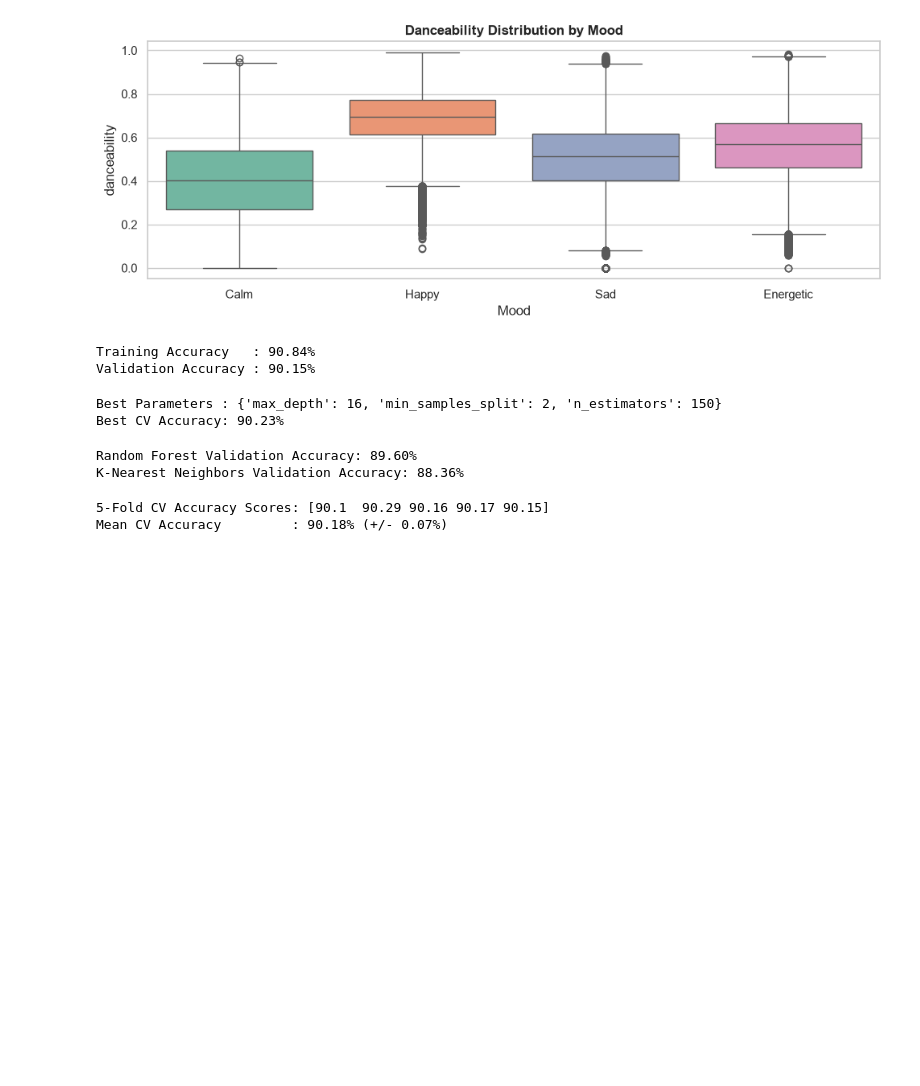
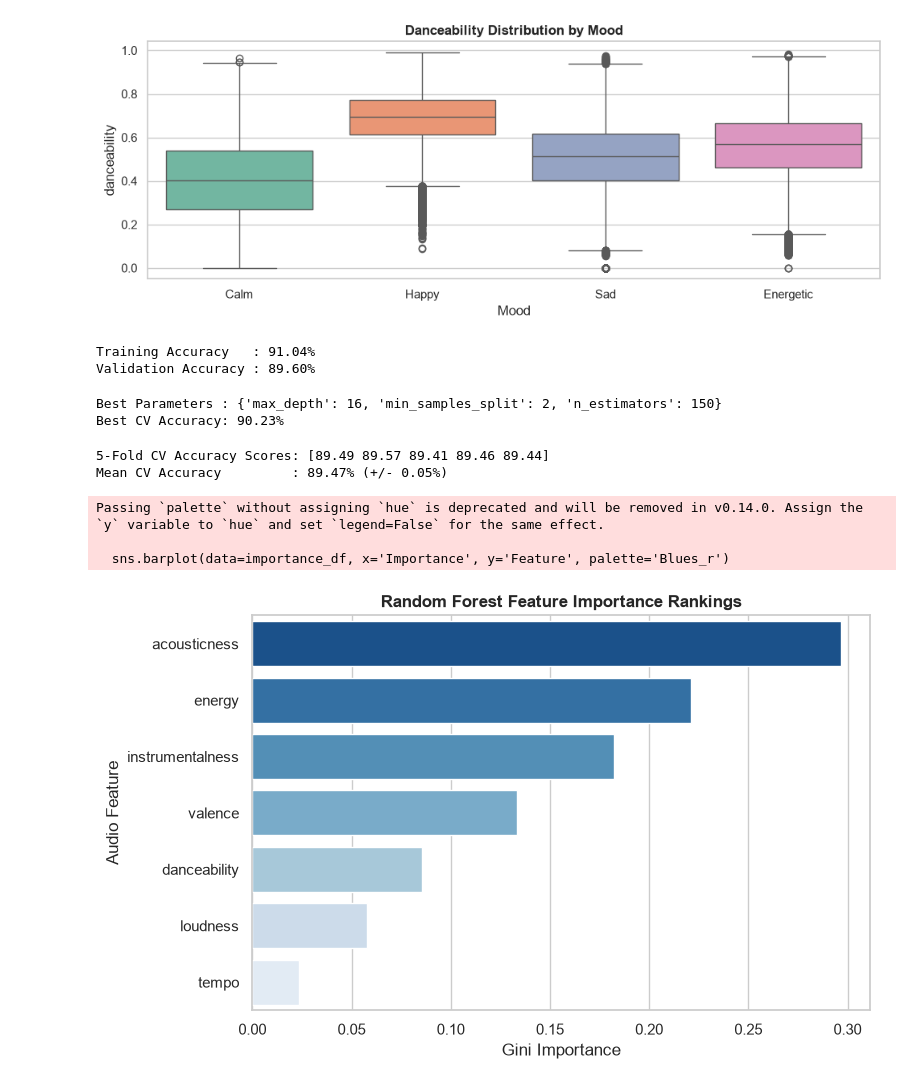
Before and after one commit to ameeri-14/AI-Music-Recommendation, a Jupyter notebook: AI_Music_Project.ipynb, the cells around one changed output. Cells and saved outputs as stored; diff of their text form; code cells hidden in the pictures; blank space fills up the shorter version.

```diff
--- a/AI_Music_Project.ipynb
+++ b/AI_Music_Project.ipynb
@@ -350,24 +351,27 @@ Passing `palette` without assigning `hue` is deprecated and will be removed in v
   sns.boxplot(data=source_df, x='Mood', y='danceability', palette='Set2')
 [figure]
 # %%
-#Train Primary Model & Check Accuracies
-# 1. Fit Model
-model = HistGradientBoostingClassifier(random_state=42)
-model.fit(X_train_scaled, y_train)
+# Task 1 - Primary Random Forest Training
+from sklearn.ensemble import RandomForestClassifier
+from sklearn.metrics import accuracy_score
 
-# 2. Predict on Train & Validation sets
-y_train_pred = model.predict(X_train_scaled)
-y_val_pred = model.predict(X_test_scaled)
+# 1. Initialize and fit Random Forest classifier
+rf_model = RandomForestClassifier(n_estimators=100, max_depth=12, random_state=42, n_jobs=-1)
+rf_model.fit(X_train_scaled, y_train)
 
-# 3. Compute Accuracies
+# 2. Predict on Training and Validation sets
+y_train_pred = rf_model.predict(X_train_scaled)
+y_val_pred = rf_model.predict(X_test_scaled)
+
+# 3. Calculate Accuracies
 train_acc = accuracy_score(y_train, y_train_pred)
 val_acc = accuracy_score(y_test, y_val_pred)
 
 print(f"Training Accuracy   : {train_acc * 100:.2f}%")
 print(f"Validation Accuracy : {val_acc * 100:.2f}%")
 # %% [output]
-Training Accuracy   : 90.84%
-Validation Accuracy : 90.15%
+Training Accuracy   : 91.04%
+Validation Accuracy : 89.60%
 # %%
 # Task 2 - Random Forest Hyperparameter Tuning
 from sklearn.ensemble import RandomForestClassifier
@@ -393,30 +397,38 @@ print(f"Best CV Accuracy: {grid_search.best_score_ * 100:.2f}%")
 # %% [output]
 Best Parameters : {'max_depth': 16, 'min_samples_split': 2, 'n_estimators': 150}
 Best CV Accuracy: 90.23%
-# %%
-#Compare Multiple Algorithms
-models = {
-    "Random Forest": RandomForestClassifier(n_estimators=100, max_depth=12, random_state=42),
-    "K-Nearest Neighbors": KNeighborsClassifier(n_neighbors=5)
-}
-
-for name, clf in models.items():
-    clf.fit(X_train_scaled, y_train)
-    val_pred = clf.predict(X_test_scaled)
-    acc = accuracy_score(y_test, val_pred)
-    print(f"{name} Validation Accuracy: {acc * 100:.2f}%")
-# %% [output]
-Random Forest Validation Accuracy: 89.60%
-K-Nearest Neighbors Validation Accuracy: 88.36%
 # %%
 #5-Fold Cross Validation
-cv_scores = cross_val_score(model, X_train_scaled, y_train, cv=5, scoring='accuracy', n_jobs=-1)
+cv_scores = cross_val_score(rf_model, X_train_scaled, y_train, cv=5, scoring='accuracy', n_jobs=-1)
 
 print(f"5-Fold CV Accuracy Scores: {np.round(cv_scores * 100, 2)}")
 print(f"Mean CV Accuracy         : {cv_scores.mean() * 100:.2f}% (+/- {cv_scores.std() * 100:.2f}%)")
 # %% [output]
-5-Fold CV Accuracy Scores: [90.1  90.29 90.16 90.17 90.15]
-Mean CV Accuracy         : 90.18% (+/- 0.07%)
+5-Fold CV Accuracy Scores: [89.49 89.57 89.41 89.46 89.44]
+Mean CV Accuracy         : 89.47% (+/- 0.05%)
+# %%
+# Task 4 - Random Forest Feature Importance Analysis
+import pandas as pd
+import matplotlib.pyplot as plt
+import seaborn as sns
+
+importance_df = pd.DataFrame({
+    'Feature': feature_cols,
+    'Importance': rf_model.feature_importances_
+}).sort_values(by='Importance', ascending=False)
+
+plt.figure(figsize=(8, 5))
+sns.barplot(data=importance_df, x='Importance', y='Feature', palette='Blues_r')
+plt.title('Random Forest Feature Importance Rankings', fontweight='bold')
+plt.xlabel('Gini Importance')
+plt.ylabel('Audio Feature')
+plt.tight_layout()
+plt.show()
+# %% [output]
+Passing `palette` without assigning `hue` is deprecated and will be removed in v0.14.0. Assign the `y` variable to `hue` and set `legend=False` for the same effect.
+
+  sns.barplot(data=importance_df, x='Importance', y='Feature', palette='Blues_r')
+[figure, added]
 # %%
 #Visualization & Final Metrics
 # 1. Confusion Matrix
```
Also changed, not shown: parts of 3 cells of this notebook.
